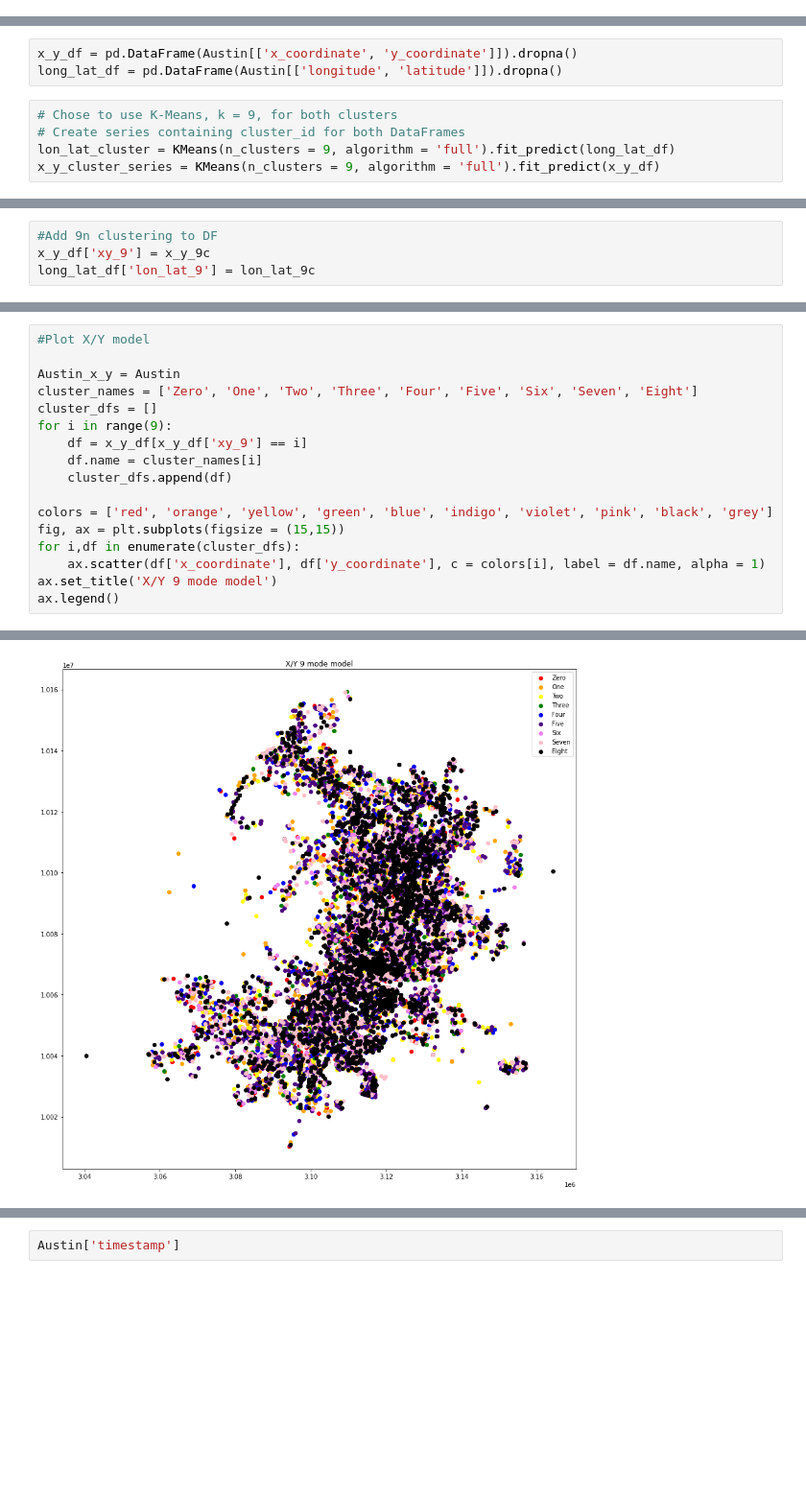
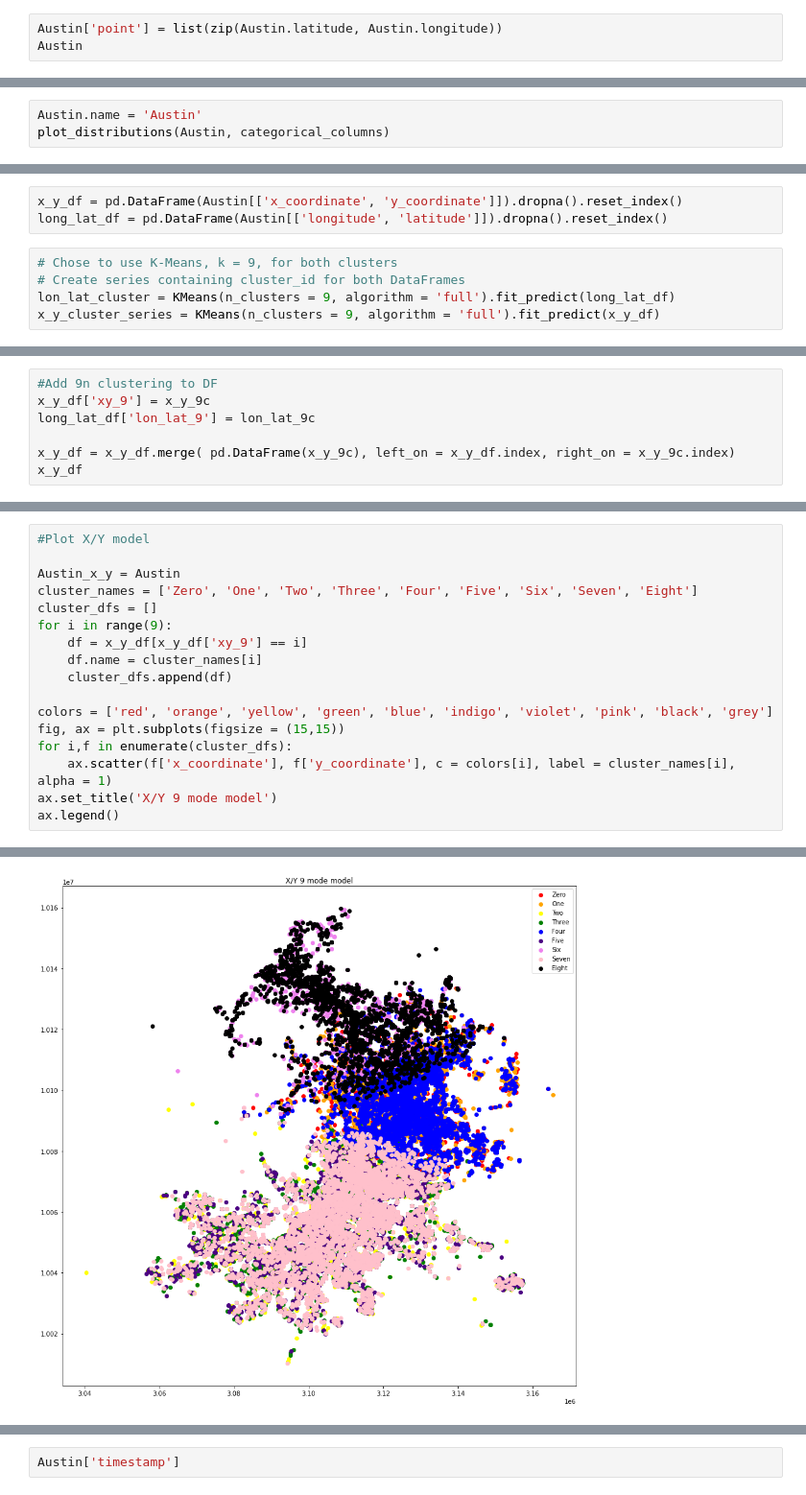
Before and after one commit to qnchenry-q/Crime_Instance_Analysis, a Jupyter notebook: moreEDA_Supervised.ipynb, the cells around one changed output, grey strips where cells are left out. Shown at 96% size. Saved outputs shown, nothing was run; the diff lists cells and outputs as text; blank space fills up the shorter version.

```diff
--- a/moreEDA_Supervised.ipynb
+++ b/moreEDA_Supervised.ipynb
@@ -154,0 +118,3 @@ Austin
+# %%
+Austin['point'] = list(zip(Austin.latitude, Austin.longitude))
+Austin
@@ -154,0 +140,3 @@ Austin
+# %%
+Austin.name = 'Austin'
+plot_distributions(Austin, categorical_columns)
@@ -375,8 +327,8 @@ ax.bar(x, height)
 
 ####Insert Austin crime lab photo
 # %%
-x_y_df = pd.DataFrame(Austin[['x_coordinate', 'y_coordinate']]).dropna()
-long_lat_df = pd.DataFrame(Austin[['longitude', 'latitude']]).dropna()
+x_y_df = pd.DataFrame(Austin[['x_coordinate', 'y_coordinate']]).dropna().reset_index()
+long_lat_df = pd.DataFrame(Austin[['longitude', 'latitude']]).dropna().reset_index()
 # %%
 # Chose to use K-Means, k = 9, for both clusters
 # Create series containing cluster_id for both DataFrames
@@ -449,3 +432,6 @@ df_9
 #Add 9n clustering to DF
 x_y_df['xy_9'] = x_y_9c
 long_lat_df['lon_lat_9'] = lon_lat_9c
+
+x_y_df = x_y_df.merge( pd.DataFrame(x_y_9c), left_on = x_y_df.index, right_on = x_y_9c.index)
+x_y_df
@@ -452,20 +452,20 @@ long_lat_df['lon_lat_9'] = lon_lat_9c
 # %%
 #Plot X/Y model
 
 Austin_x_y = Austin
 cluster_names = ['Zero', 'One', 'Two', 'Three', 'Four', 'Five', 'Six', 'Seven', 'Eight']
 cluster_dfs = []
 for i in range(9):
     df = x_y_df[x_y_df['xy_9'] == i]
     df.name = cluster_names[i]
     cluster_dfs.append(df)
 
 colors = ['red', 'orange', 'yellow', 'green', 'blue', 'indigo', 'violet', 'pink', 'black', 'grey']
 fig, ax = plt.subplots(figsize = (15,15))
-for i,df in enumerate(cluster_dfs):
-    ax.scatter(df['x_coordinate'], df['y_coordinate'], c = colors[i], label = df.name, alpha = 1)
+for i,f in enumerate(cluster_dfs):
+    ax.scatter(f['x_coordinate'], f['y_coordinate'], c = colors[i], label = cluster_names[i], alpha = 1)
 ax.set_title('X/Y 9 mode model')
 ax.legend()
 # %% [output]
 <matplotlib.legend.Legend at 0x...>
-[figure, old version]
+[figure, new version]
```
Also changed, not shown: parts of 52 cells of this notebook, 2 other files.
